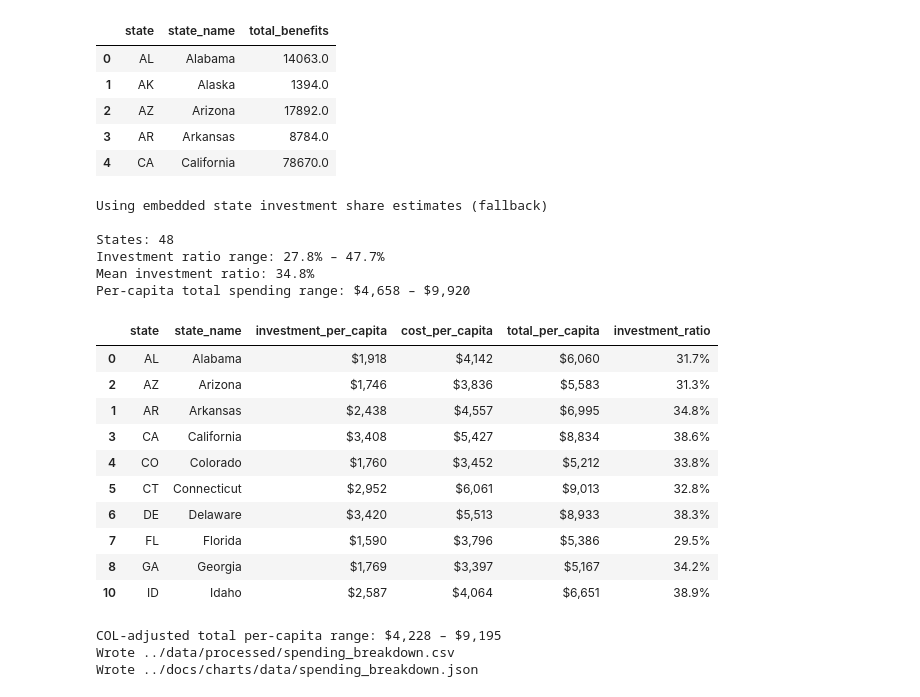
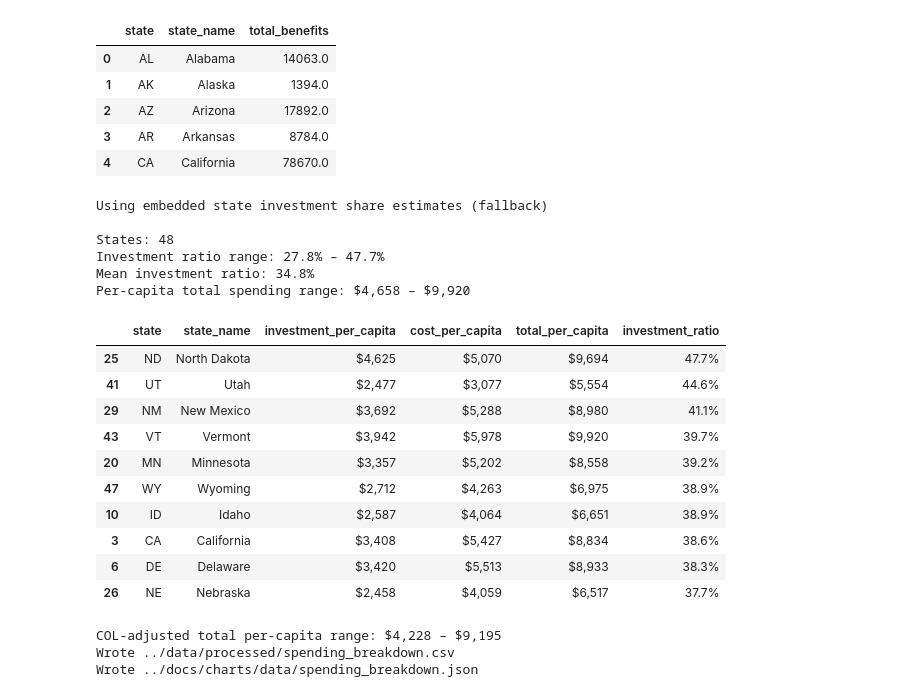
Before and after one commit to mckornfield/public-good-index, a Jupyter notebook: notebooks/02_spending_allocation.ipynb, the cells around one changed output. Saved outputs shown, nothing was run; the diff lists cells and outputs as text; code cells hidden in the pictures.

```diff
--- a/notebooks/02_spending_allocation.ipynb
+++ b/notebooks/02_spending_allocation.ipynb
@@ -209,44 +209,44 @@ spending_by_state["investment_ratio"] = (
 )
 
 # Add per-capita spending (amounts are in thousands of $)
 spending_by_state = spending_by_state.merge(population[["state", "population"]], on="state", how="left")
 spending_by_state["total_per_capita"] = (spending_by_state["total_spending"] * 1000) / spending_by_state["population"]
 spending_by_state["investment_per_capita"] = (spending_by_state["investment_spending"] * 1000) / spending_by_state["population"]
 spending_by_state["cost_per_capita"] = (spending_by_state["cost_spending"] * 1000) / spending_by_state["population"]
 
 print(f"\nStates: {len(spending_by_state)}")
 print(f"Investment ratio range: {spending_by_state['investment_ratio'].min():.1%} – "
       f"{spending_by_state['investment_ratio'].max():.1%}")
 print(f"Mean investment ratio: {spending_by_state['investment_ratio'].mean():.1%}")
 print(f"Per-capita total spending range: ${spending_by_state['total_per_capita'].min():,.0f} – "
       f"${spending_by_state['total_per_capita'].max():,.0f}")
 
 # Display with readable units
 display_df = spending_by_state[["state", "state_name", "investment_per_capita",
                                  "cost_per_capita", "total_per_capita", "investment_ratio"]].copy()
 display_df["investment_per_capita"] = display_df["investment_per_capita"].apply(lambda x: f"${x:,.0f}")
 display_df["cost_per_capita"] = display_df["cost_per_capita"].apply(lambda x: f"${x:,.0f}")
 display_df["total_per_capita"] = display_df["total_per_capita"].apply(lambda x: f"${x:,.0f}")
 display_df["investment_ratio"] = spending_by_state["investment_ratio"].apply(lambda x: f"{x:.1%}")
-display_df.sort_values("state_name").head(10)
+display_df.sort_values("investment_ratio", ascending=False).head(10)
 # %% [output]
 Using embedded state investment share estimates (fallback)
 
 States: 48
 Investment ratio range: 27.8% – 47.7%
 Mean investment ratio: 34.8%
 Per-capita total spending range: $4,658 – $9,920
 |  | state | state_name | investment_per_capita | cost_per_capita | total_per_capita | investment_ratio |
-| 0 | AL | Alabama | $1,918 | $4,142 | $6,060 | 31.7% |
-| 2 | AZ | Arizona | $1,746 | $3,836 | $5,583 | 31.3% |
-| 1 | AR | Arkansas | $2,438 | $4,557 | $6,995 | 34.8% |
+| 25 | ND | North Dakota | $4,625 | $5,070 | $9,694 | 47.7% |
+| 41 | UT | Utah | $2,477 | $3,077 | $5,554 | 44.6% |
+| 29 | NM | New Mexico | $3,692 | $5,288 | $8,980 | 41.1% |
+| 43 | VT | Vermont | $3,942 | $5,978 | $9,920 | 39.7% |
+| 20 | MN | Minnesota | $3,357 | $5,202 | $8,558 | 39.2% |
+| 47 | WY | Wyoming | $2,712 | $4,263 | $6,975 | 38.9% |
+| 10 | ID | Idaho | $2,587 | $4,064 | $6,651 | 38.9% |
 | 3 | CA | California | $3,408 | $5,427 | $8,834 | 38.6% |
-| 4 | CO | Colorado | $1,760 | $3,452 | $5,212 | 33.8% |
-| 5 | CT | Connecticut | $2,952 | $6,061 | $9,013 | 32.8% |
 | 6 | DE | Delaware | $3,420 | $5,513 | $8,933 | 38.3% |
-| 7 | FL | Florida | $1,590 | $3,796 | $5,386 | 29.5% |
-| 8 | GA | Georgia | $1,769 | $3,397 | $5,167 | 34.2% |
-| 10 | ID | Idaho | $2,587 | $4,064 | $6,651 | 38.9% |
+| 26 | NE | Nebraska | $2,458 | $4,059 | $6,517 | 37.7% |
 # %%
 # --- Cost-of-living adjustment (applied to per-capita values) ---
 col_weights = get_col_weights()
```
Also changed, not shown: 9 other files.
